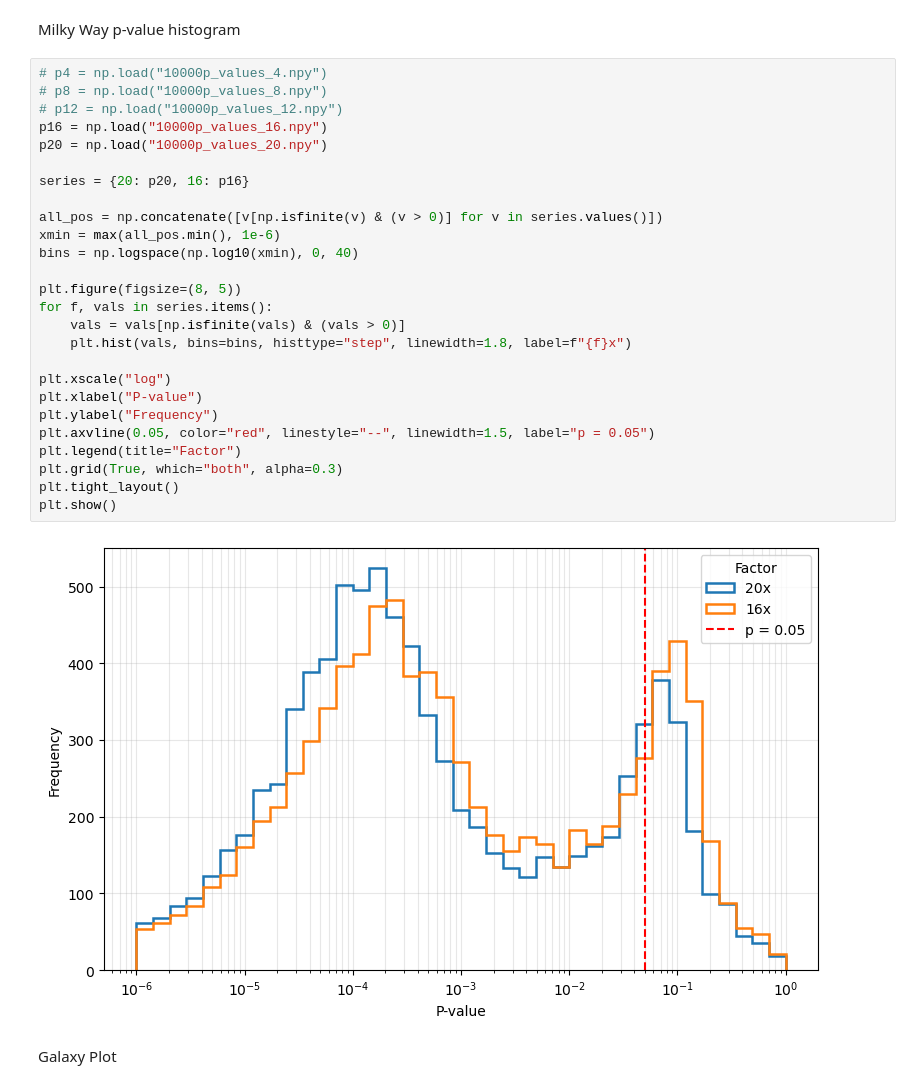
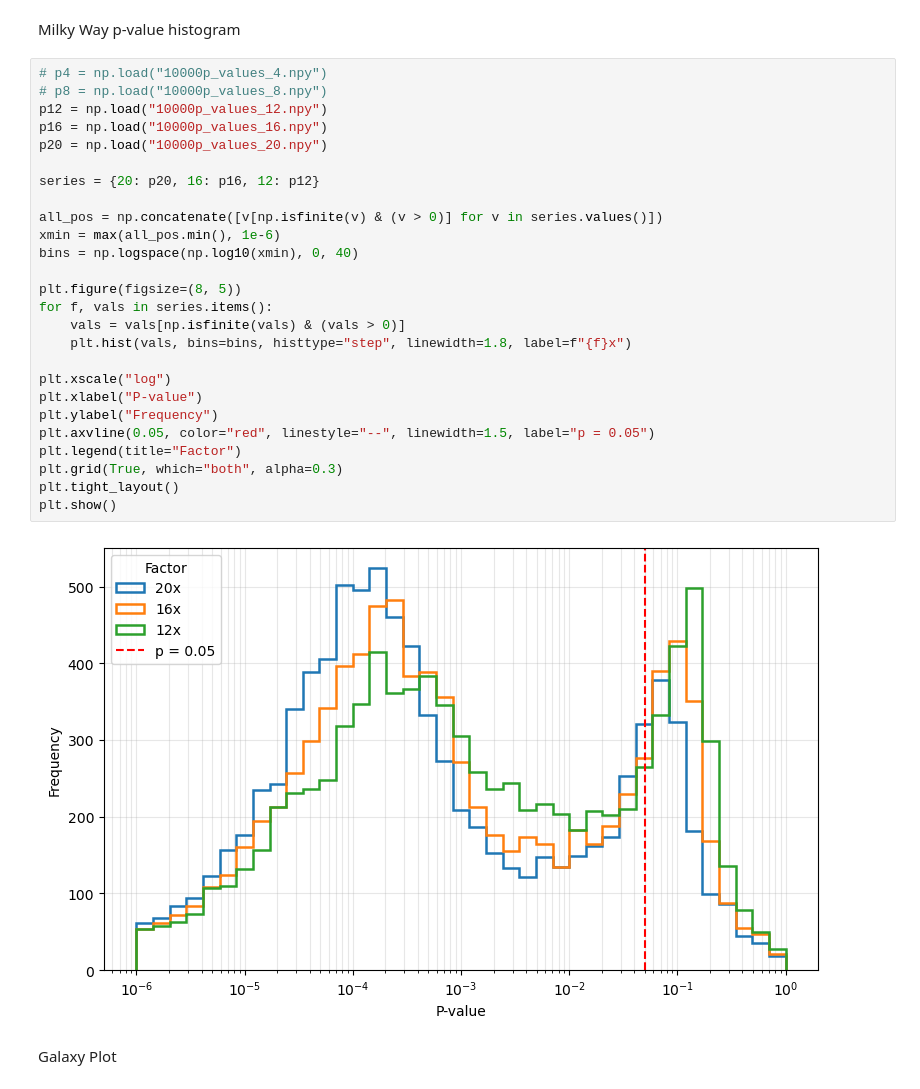
Before and after one commit to HaydenTedrake/HPV_project, a Jupyter notebook: Results/Forecast/10000foreCraterII+HVS14.ipynb, the cells around one changed output. Cells and saved outputs as stored; diff of their text form.

```diff
--- a/Results/Forecast/10000foreCraterII+HVS14.ipynb
+++ b/Results/Forecast/10000foreCraterII+HVS14.ipynb
@@ -236,31 +239,31 @@ Milky Way p-value histogram
 # %%
 # p4 = np.load("10000p_values_4.npy")
 # p8 = np.load("10000p_values_8.npy")
-# p12 = np.load("10000p_values_12.npy")
+p12 = np.load("10000p_values_12.npy")
 p16 = np.load("10000p_values_16.npy")
 p20 = np.load("10000p_values_20.npy")
 
-series = {20: p20, 16: p16}
+series = {20: p20, 16: p16, 12: p12}
 
 all_pos = np.concatenate([v[np.isfinite(v) & (v > 0)] for v in series.values()])
 xmin = max(all_pos.min(), 1e-6)
 bins = np.logspace(np.log10(xmin), 0, 40)
 
 plt.figure(figsize=(8, 5))
 for f, vals in series.items():
     vals = vals[np.isfinite(vals) & (vals > 0)]
     plt.hist(vals, bins=bins, histtype="step", linewidth=1.8, label=f"{f}x")
 
 plt.xscale("log")
 plt.xlabel("P-value")
 plt.ylabel("Frequency")
 plt.axvline(0.05, color="red", linestyle="--", linewidth=1.5, label="p = 0.05")
 plt.legend(title="Factor")
 plt.grid(True, which="both", alpha=0.3)
 plt.tight_layout()
 plt.show()
 # %% [output]
-[figure, old version]
+[figure, new version]
 # %% [markdown]
 Galaxy Plot
 # %%
```
Also changed, not shown: parts of 4 cells of this notebook, 1 other file.
